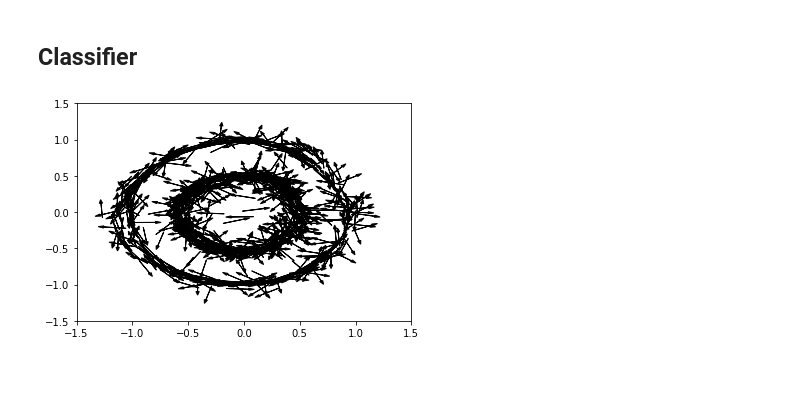
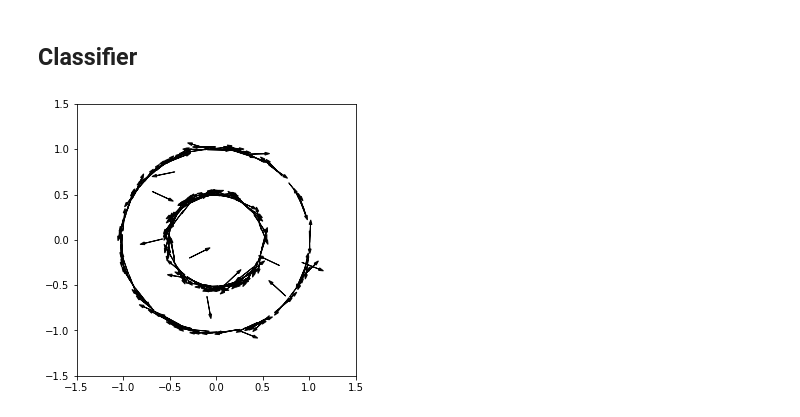
Before and after one commit to bruno-31/toy_ssl, a Jupyter notebook: experiments_regularizations_2.ipynb, the cells around one changed output. Cells and saved outputs as stored; diff of their text form; code cells hidden in the pictures; blank space fills up the shorter version.

```diff
--- a/experiments_regularizations_2.ipynb
+++ b/experiments_regularizations_2.ipynb
@@ -34,9 +34,9 @@ rng = np.random.RandomState(params['seed'])  # seed labels
 # %% [markdown]
 ## Data Creation
 # %%
-labeled =3
+labeled =2
 x,y = make_circles(n_samples=4000, factor=.5,
-                                      noise=.05)
+                                      noise=.0)
 # x,y=make_moons(n_samples=4000, shuffle=True, noise=0.10, random_state=rng.randint(2**10))
 trainx, testx, trainy, testy = train_test_split(x, y, test_size=0.30, random_state=rng.randint(2**10))
 trainx_unl = trainx.copy()
@@ -226,7 +212,7 @@ saver.save(sess, './saved_models/gan_circle')
 # %%
 params_dnn = dict(
     epsilon = .01,
-    gamma = 4., #2.
+    gamma = 10., #2.
     eta = 0.2,
     batch = 20,
     mc_batch = 1000,
@@ -295,13 +290,14 @@ var = tf.global_variables(scope='classifier')
 init_op = tf.variables_initializer(var_list=var)
 # %%
 zz, xx, yy = sess.run([samp_adv, samp,data]) # _nabla = tf.gradients(logits_gen, noise)[0]
-n_quiver = 1000
+n_quiver = 200
 uu = zz - xx
+plt.figure(figsize=(5,5))
 for i in range(n_quiver):
     plt.arrow(xx[i,0], xx[i,1], uu[i,0], uu[i,1], head_width=0.03, head_length=0.05, fc='k', ec='k',alpha=1,color='r')
     plt.xlim([-1.5,1.5]);plt.ylim([-1.5,1.5])
 # %% [output]
-[figure, old version]
+[figure, new version]
 # %%
 xls=[]; jls =[]; reg = []
 sess.run(init_op)
```
Also changed, not shown: parts of 9 cells of this notebook, 4 other files.
